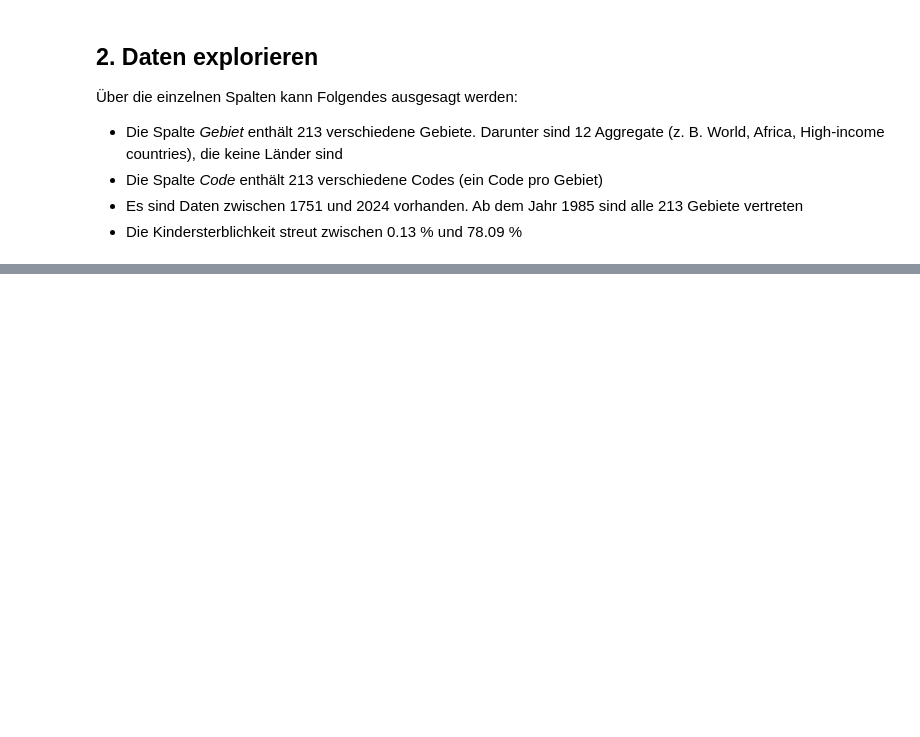
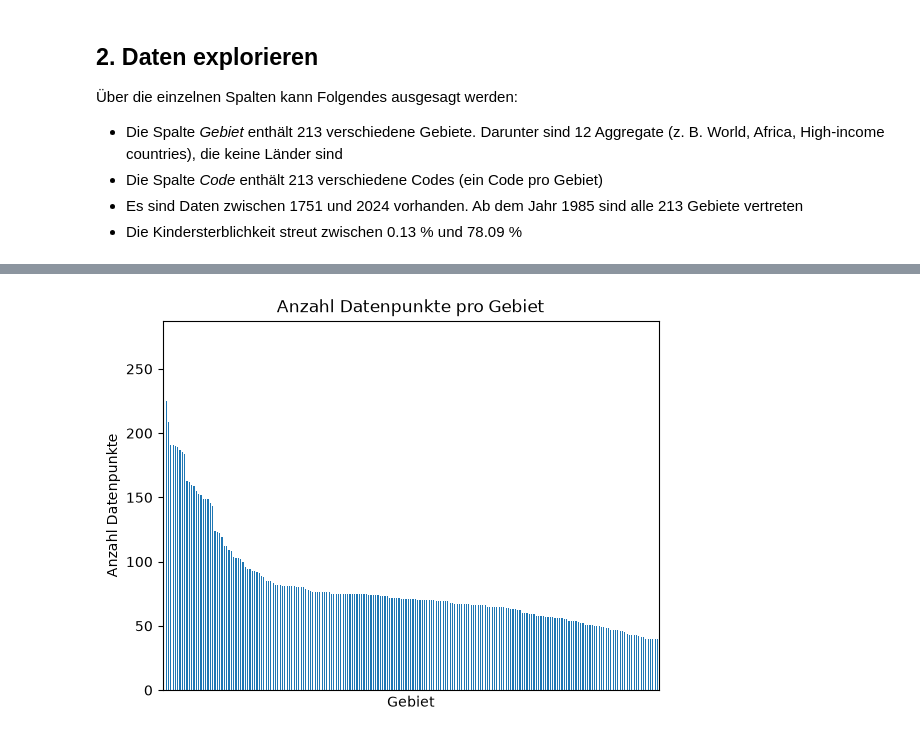
Before and after one commit to lissisar/Kindersterblichkeit-Datenanalyse, a Jupyter notebook: Kindersterblichkeit.ipynb, the cells around one changed output, grey strips where cells are left out. Drawn from its saved outputs; the diff is of its cells as text; code cells hidden in the pictures; blank space fills up the shorter version.

```diff
--- a/Kindersterblichkeit.ipynb
+++ b/Kindersterblichkeit.ipynb
@@ -43,0 +72,7 @@ NameError: name 'df' is not defined
+# %%
+df['Gebiet'].value_counts().plot(kind='bar',
+                                 xticks=[],  # Beschriftung der x-Achse entfernen
+                                 xlabel='Gebiet', ylabel='Anzahl Datenpunkte',
+                                 title='Anzahl Datenpunkte pro Gebiet');
+# %% [output]
+[figure, added]
```
Also changed, not shown: parts of 20 cells of this notebook.
